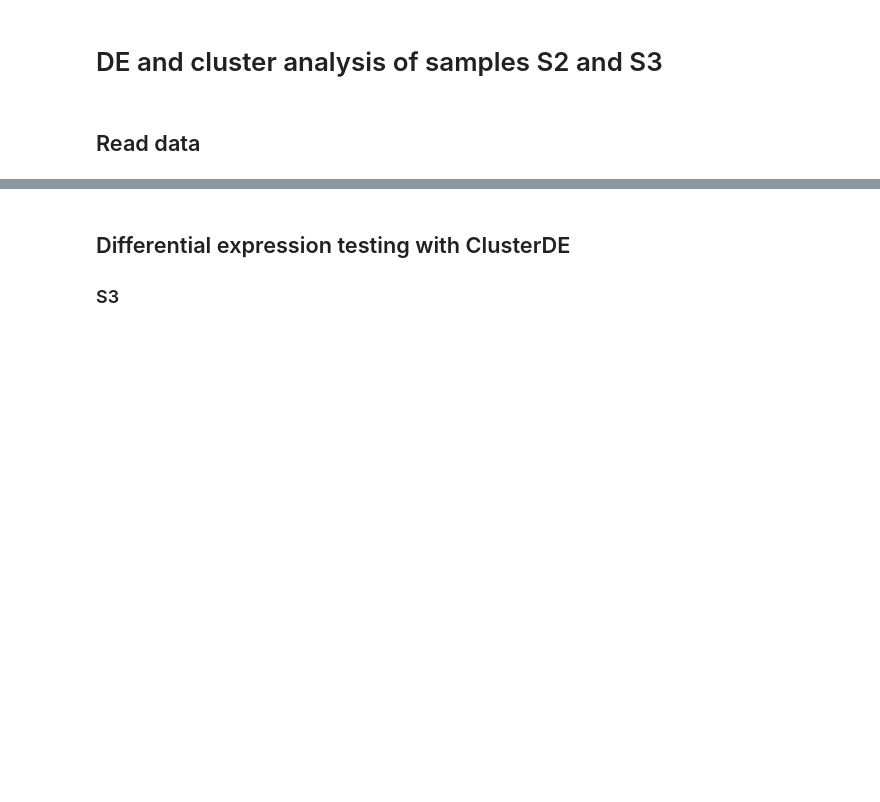
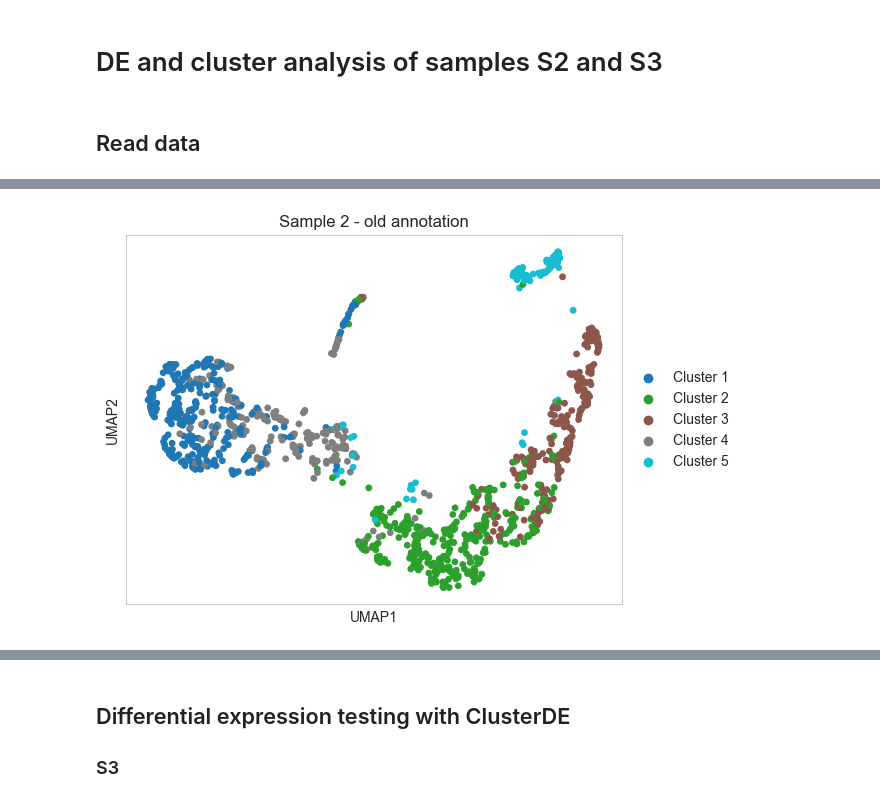
Before and after one commit to bio-datascience/BacSC, a Jupyter notebook: analysis/P_aero_S2S3/S2S3_cluster_analysis.ipynb, the cells around one changed output, grey strips where cells are left out. Cells and saved outputs as stored; diff of their text form; code cells hidden in the pictures; blank space fills up the shorter version.

```diff
--- a/analysis/P_aero_S2S3/S2S3_cluster_analysis.ipynb
+++ b/analysis/P_aero_S2S3/S2S3_cluster_analysis.ipynb
@@ -44,0 +59,8 @@ plt.show()
+# %%
+s2_graph_cluster = pd.read_csv("/Users/johannes.ostner/Documents/PhD/data/MOBA_scRNA/outs/outs_S2/Graph-Based.csv", index_col=0)
+
+data_s2.obs["cluster_loupe"] = s2_graph_cluster["Graph-based"]
+sc.pl.umap(data_s2, color="cluster_loupe", palette="tab10", title="Sample 2 - old annotation")
+plt.show()
+# %% [output]
+[figure, added]
```
Also changed, not shown: parts of 55 cells of this notebook, 10 other files.
